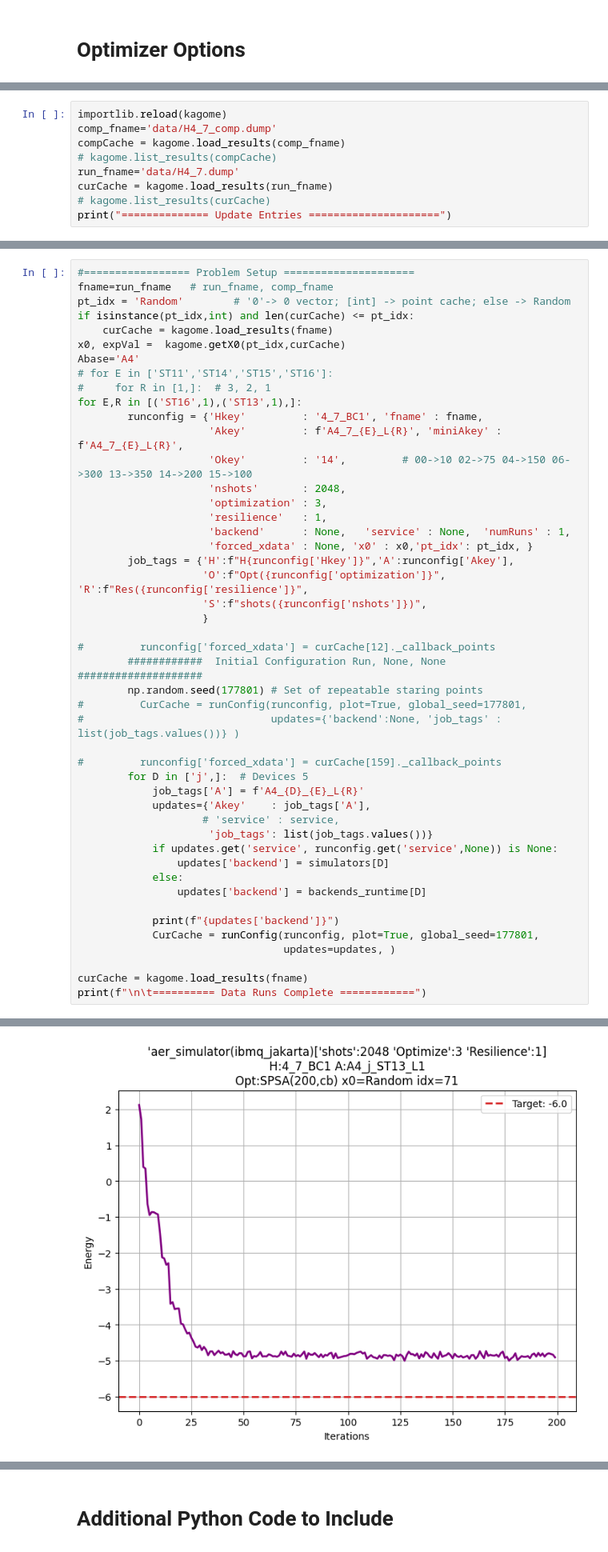
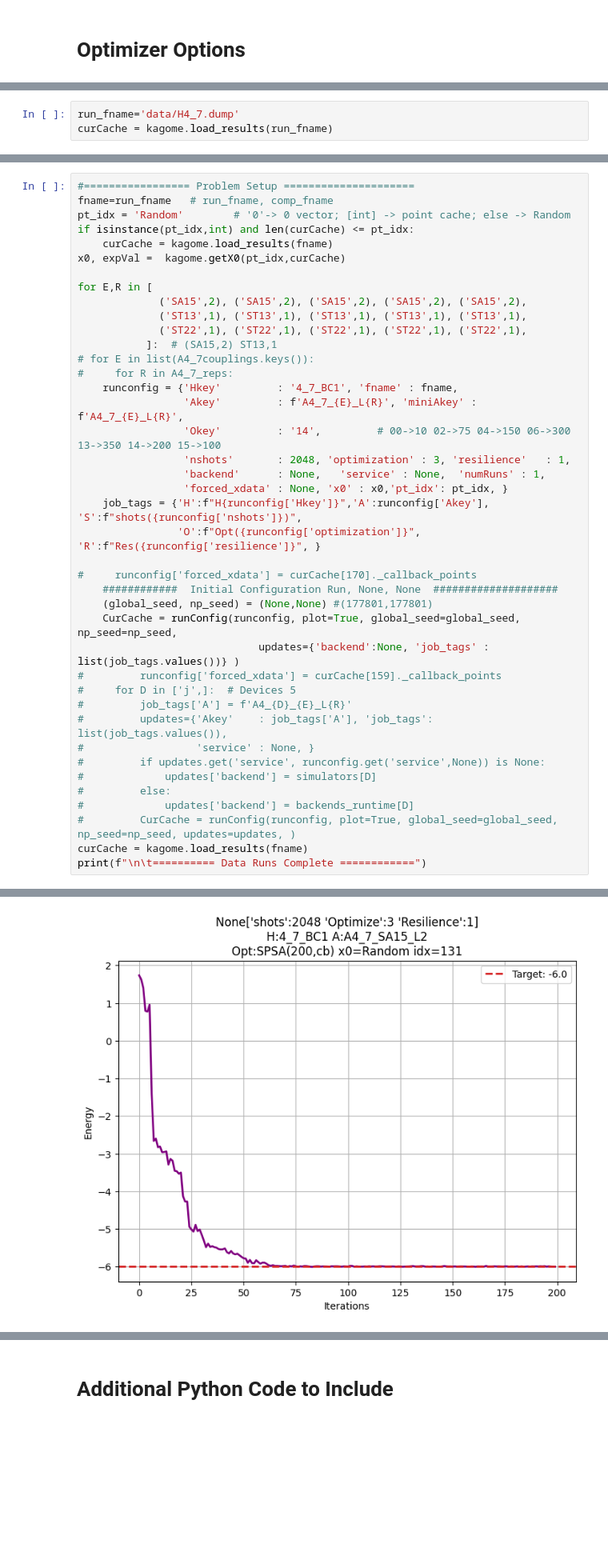
Before and after one commit to rrodenbusch/open-science-prize-2022, a Jupyter notebook: H4_7-BC1-Kagome.ipynb, the cells around one changed output, grey strips where cells are left out. Shown at 80% size. Saved outputs shown, nothing was run; the diff lists cells and outputs as text; blank space fills up the shorter version.

```diff
--- a/H4_7-BC1-Kagome.ipynb
+++ b/H4_7-BC1-Kagome.ipynb
@@ -555,10 +436,4 @@ Schedule Evaluations
 # %%
-importlib.reload(kagome)
-comp_fname='data/H4_7_comp.dump'
-compCache = kagome.load_results(comp_fname)
-# kagome.list_results(compCache)
 run_fname='data/H4_7.dump'
 curCache = kagome.load_results(run_fname)
-# kagome.list_results(curCache)
-print("============== Update Entries =====================")
 # %% [output]
@@ -574,44 +445,38 @@ pt_idx = 'Random'        # '0'-> 0 vector; [int] -> point cache; else -> Random
 if isinstance(pt_idx,int) and len(curCache) <= pt_idx:
     curCache = kagome.load_results(fname)
 x0, expVal =  kagome.getX0(pt_idx,curCache)
-Abase='A4'
-# for E in ['ST11','ST14','ST15','ST16']:
-#     for R in [1,]:  # 3, 2, 1
-for E,R in [('ST16',1),('ST13',1),]:
-        runconfig = {'Hkey'         : '4_7_BC1', 'fname' : fname,
-                     'Akey'         : f'A4_7_{E}_L{R}', 'miniAkey' : f'A4_7_{E}_L{R}',
-                     'Okey'         : '14',         # 00->10 02->75 04->150 06->300 13->350 14->200 15->100
-                     'nshots'       : 2048,
-                     'optimization' : 3,
-                     'resilience'   : 1,
-                     'backend'      : None,   'service' : None,  'numRuns' : 1,
-                     'forced_xdata' : None, 'x0' : x0,'pt_idx': pt_idx, }
-        job_tags = {'H':f"H{runconfig['Hkey']}",'A':runconfig['Akey'],
-                    'O':f"Opt({runconfig['optimization']}", 'R':f"Res({runconfig['resilience']}",
-                    'S':f"shots({runconfig['nshots']})",
-                    }
 
-#         runconfig['forced_xdata'] = curCache[12]._callback_points
-        ############  Initial Configuration Run, None, None  ####################
-        np.random.seed(177801) # Set of repeatable staring points
-#         CurCache = runConfig(runconfig, plot=True, global_seed=177801,
-#                              updates={'backend':None, 'job_tags' : list(job_tags.values())} )
+for E,R in [
+             ('SA15',2), ('SA15',2), ('SA15',2), ('SA15',2), ('SA15',2),
+             ('ST13',1), ('ST13',1), ('ST13',1), ('ST13',1), ('ST13',1),
+             ('ST22',1), ('ST22',1), ('ST22',1), ('ST22',1), ('ST22',1),
+           ]:  # (SA15,2) ST13,1
+# for E in list(A4_7couplings.keys()):
+#     for R in A4_7_reps:
+    runconfig = {'Hkey'         : '4_7_BC1', 'fname' : fname,
+                 'Akey'         : f'A4_7_{E}_L{R}', 'miniAkey' : f'A4_7_{E}_L{R}',
+                 'Okey'         : '14',         # 00->10 02->75 04->150 06->300 13->350 14->200 15->100
+                 'nshots'       : 2048, 'optimization' : 3, 'resilience'   : 1,
+                 'backend'      : None,   'service' : None,  'numRuns' : 1,
+                 'forced_xdata' : None, 'x0' : x0,'pt_idx': pt_idx, }
+    job_tags = {'H':f"H{runconfig['Hkey']}",'A':runconfig['Akey'],  'S':f"shots({runconfig['nshots']})",
+                'O':f"Opt({runconfig['optimization']}", 'R':f"Res({runconfig['resilience']}", }
 
+#     runconfig['forced_xdata'] = curCache[170]._callback_points
+    ############  Initial Configuration Run, None, None  ####################
+    (global_seed, np_seed) = (None,None) #(177801,177801)
+    CurCache = runConfig(runconfig, plot=True, global_seed=global_seed, np_seed=np_seed,
+                             updates={'backend':None, 'job_tags' : list(job_tags.values())} )
 #         runconfig['forced_xdata'] = curCache[159]._callback_points
-        for D in ['j',]:  # Devices 5
-            job_tags['A'] = f'A4_{D}_{E}_L{R}'
-            updates={'Akey'    : job_tags['A'],
-                    # 'service' : service,
-                     'job_tags': list(job_tags.values())}
-            if updates.get('service', runconfig.get('service',None)) is None:
-                updates['backend'] = simulators[D]
-            else:
-                updates['backend'] = backends_runtime[D]
-
-            print(f"{updates['backend']}")
-            CurCache = runConfig(runconfig, plot=True, global_seed=177801,
-                                 updates=updates, )
-
+#     for D in ['j',]:  # Devices 5
+#         job_tags['A'] = f'A4_{D}_{E}_L{R}'
+#         updates={'Akey'    : job_tags['A'], 'job_tags': list(job_tags.values()),
+#                  'service' : None, }
+#         if updates.get('service', runconfig.get('service',None)) is None:
+#             updates['backend'] = simulators[D]
+#         else:
+#             updates['backend'] = backends_runtime[D]
+#         CurCache = runConfig(runconfig, plot=True, global_seed=global_seed, np_seed=np_seed, updates=updates, )
 curCache = kagome.load_results(fname)
 print(f"\n\t========== Data Runs Complete ============")
 # %% [output]
@@ -643 +502 @@ Error 17.740885 % Minimum 16.56901 %
-[figure, old version]
+[figure, new version]
```
Also changed, not shown: parts of 39 cells of this notebook, 15 other files.
